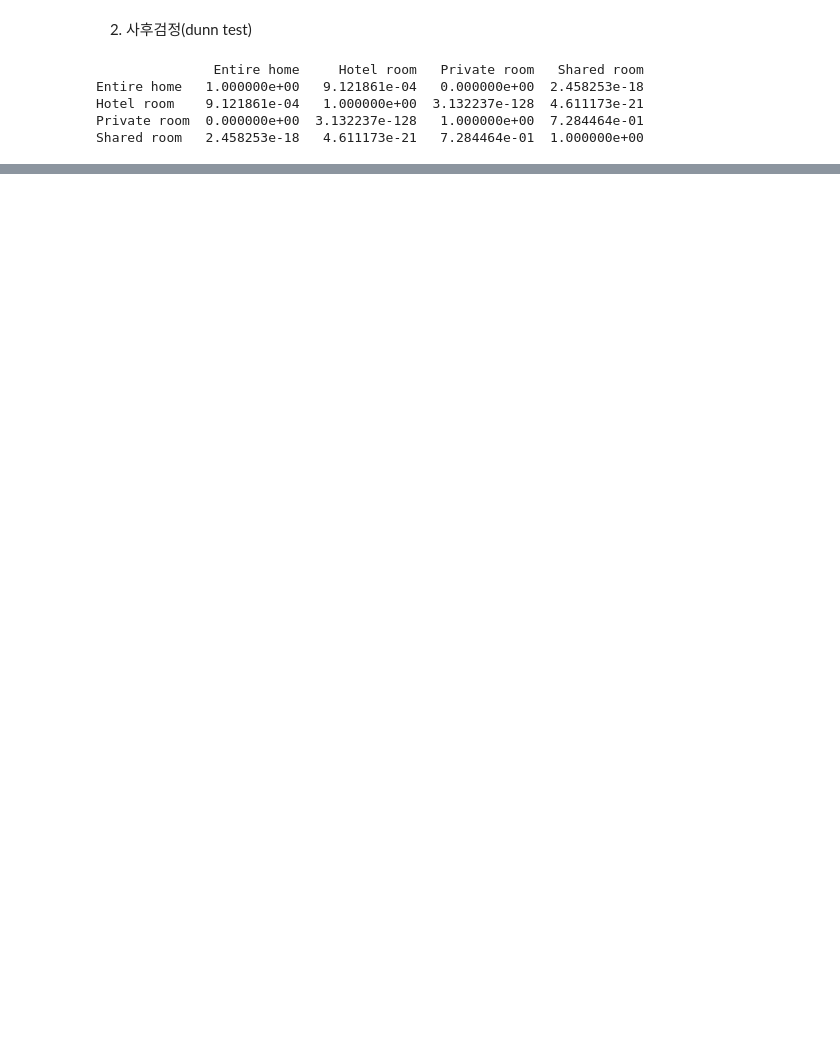
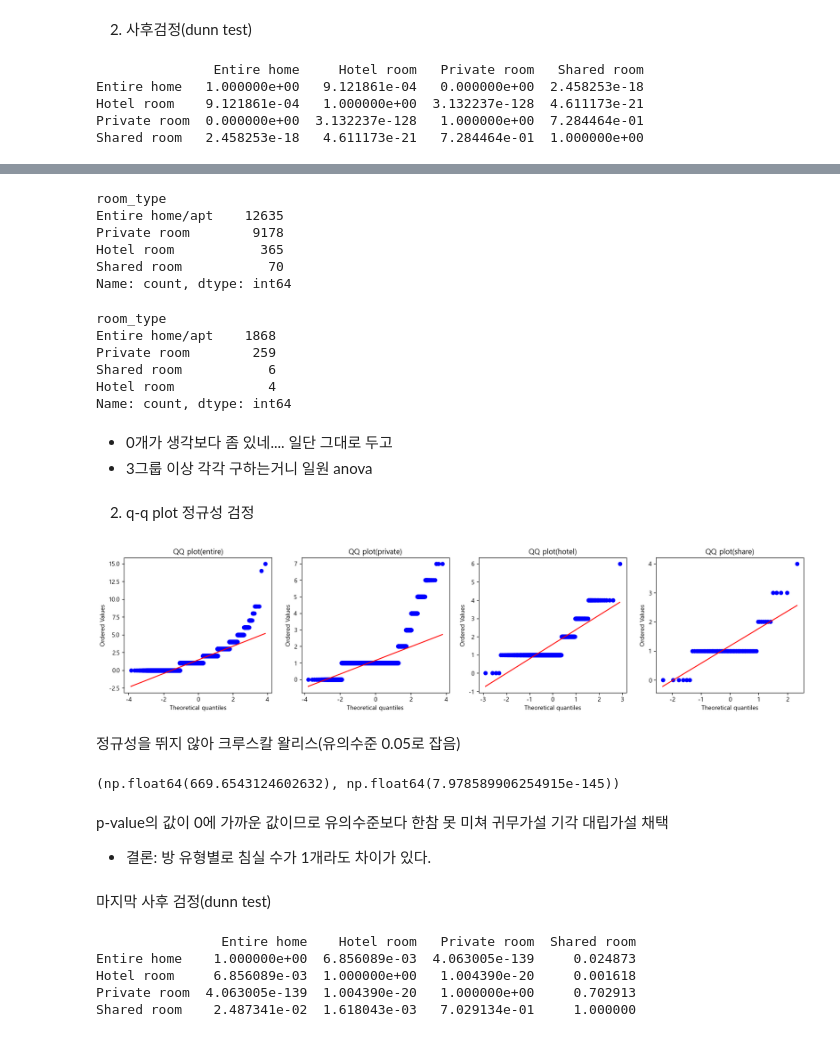
Before and after one commit to KyungminChang/data-analysis-project-BBB, a Jupyter notebook: 02_basic_statistics.ipynb, the cells around one changed output, grey strips where cells are left out. Cells and saved outputs as stored; diff of their text form; code cells hidden in the pictures; blank space fills up the shorter version.

Commit message:
지역별 숙소 시각화 및 anova 검정

```diff
--- a/02_basic_statistics.ipynb
+++ b/02_basic_statistics.ipynb
@@ -410,0 +459,3 @@ Shared room   2.458253e-18   4.611173e-21   7.284464e-01  1.000000e+00
+# %%
+# float형 데이터를 int로 바꾸고 시작
+clean['bedrooms'] = clean['bedrooms'].astype(int)
@@ -410,0 +481,71 @@ Shared room   2.458253e-18   4.611173e-21   7.284464e-01  1.000000e+00
+# %%
+clean['room_type'].value_counts()
+# %% [output]
+room_type
+Entire home/apt    12635
+Private room        9178
+Hotel room           365
+Shared room           70
+Name: count, dtype: int64
+# %%
+clean.loc[clean['bedrooms'] == 0, 'room_type'].value_counts()
+# %% [output]
+room_type
+Entire home/apt    1868
+Private room        259
+Shared room           6
+Hotel room            4
+Name: count, dtype: int64
+# %% [markdown]
+- 0개가 생각보다 좀 있네.... 일단 그대로 두고
+- 3그룹 이상 각각 구하는거니 일원 anova
+# %%
+bed1 = clean.loc[clean['room_type'] == 'Entire home/apt', 'bedrooms']
+bed2 = clean.loc[clean['room_type'] == 'Private room', 'bedrooms']
+bed3 = clean.loc[clean['room_type'] == 'Hotel room', 'bedrooms']
+bed4 = clean.loc[clean['room_type'] == 'Shared room', 'bedrooms']
+# %% [markdown]
+2. q-q plot 정규성 검정
+# %%
+fig, ax = plt.subplots(1,4, figsize=(20,4))
+stats.probplot(bed1, plot=ax[0])
+ax[0].set_title("QQ plot(entire)")
+stats.probplot(bed2, plot=ax[1])
+ax[1].set_title("QQ plot(private)")
+stats.probplot(bed3, plot=ax[2])
+ax[2].set_title("QQ plot(hotel)")
+stats.probplot(bed4, plot=ax[3])
+ax[3].set_title("QQ plot(share)")
+plt.show()
+# %% [output]
+[figure, added]
+# %% [markdown]
+정규성을 뛰지 않아 크루스칼 왈리스(유의수준 0.05로 잡음)
+# %%
+stat, p = stats.kruskal(bed1, bed2, bed3, bed4)
+stat, p
+# %% [output]
+(np.float64(669.6543124602632), np.float64(7.978589906254915e-145))
+# %% [markdown]
+p-value의 값이 0에 가까운 값이므로 유의수준보다 한참 못 미쳐 귀무가설 기각 대립가설 채택
+- 결론: 방 유형별로 침실 수가 1개라도 차이가 있다.
+# %% [markdown]
+마지막 사후 검정(dunn test)
+# %%
+data = pd.DataFrame({
+    'value': pd.concat([bed1, bed2, bed3, bed4]),
+    'group': ['Entire home']*len(bed1) + ['Private room']*len(bed2) +
+             ['Hotel room']*len(bed3) + ['Shared room']*len(bed4)
+})
+
+posthoc = sp.posthoc_dunn(data,
+                          val_col='value',
+                          group_col='group',
+                          p_adjust='holm')
+print(posthoc)
+# %% [output]
+                Entire home    Hotel room   Private room  Shared room
+Entire home    1.000000e+00  6.856089e-03  4.063005e-139     0.024873
+Hotel room     6.856089e-03  1.000000e+00   1.004390e-20     0.001618
+Private room  4.063005e-139  1.004390e-20   1.000000e+00     0.702913
+Shared room    2.487341e-02  1.618043e-03   7.029134e-01     1.000000
```
Also changed, not shown: parts of 34 cells of this notebook.
